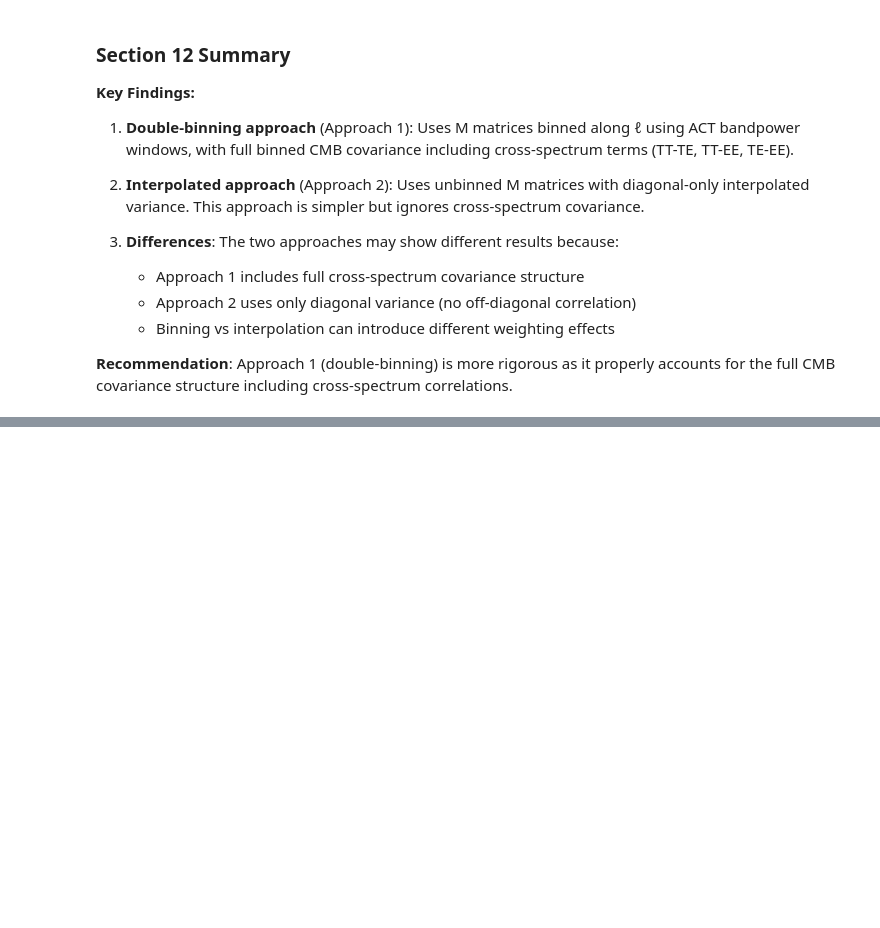
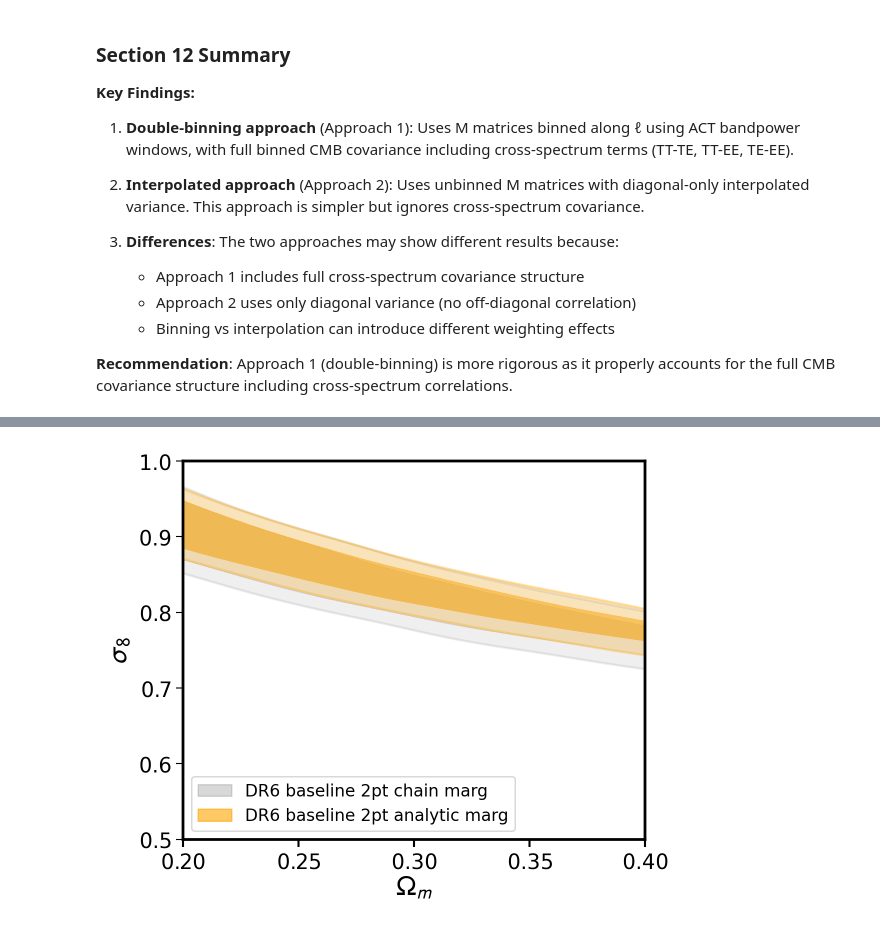
Before and after one commit to ACTCollaboration/dr6plus_lenslike, a Jupyter notebook: notebooks/new_covmat.ipynb, the cells around one changed output, grey strips where cells are left out. Cells and saved outputs as stored; diff of their text form; code cells hidden in the pictures; blank space fills up the shorter version.

```diff
--- a/notebooks/new_covmat.ipynb
+++ b/notebooks/new_covmat.ipynb
@@ -1115,0 +1449,8 @@ print("Saved: eq34_approach_comparison.png")
+# %%
+#npipe_aps_dr2
+act =loadMCSamples("/scratch/jiaqu/chains/dr6_baseline_cmb_marg", no_cache = True, settings = {'ignore_rows': 0.3})
+#pact_aps_dr2
+act_cov_analytic=loadMCSamples("/scratch/jiaqu/chains/dr6_baseline_cmb_marg_analytic_no_linear_corr", no_cache = True, settings = {'ignore_rows': 0.3})
+
+#pact_ap_dr2
+act_cov_analytic_corr=loadMCSamples("/scratch/jiaqu/chains/dr6_baseline_cmb_marg_analytic", no_cache = True, settings = {'ignore_rows': 0.3})
@@ -1115,0 +1473,42 @@ print("Saved: eq34_approach_comparison.png")
+# %%
+colormap = { 'act': (203.0/255.0, 15.0/255.0, 40.0/255.0),
+'plk': (255.0/255.0, 165.0/255.0, 0.0),
+'spt': (80.0/255.0, 153.0/255.0, 204.0/255.0),}
+# %%
+
+# Customized 2D filled comparison plot
+g = plots.get_single_plotter()
+g.settings.legend_fontsize = 20
+g.settings.axes_labelsize = 12
+
+g.fig.set_size_inches(6, 5)  # set width=12 inches and height=10 inches
+
+g.plot_2d([act,act_cov_analytic_corr], 'omegam', 'sigma8', filled=[True,True,True,True,False,False,False,True,True,True],
+colors=['grey',colormap['plk'],'grey','k','purple']
+          ,alphas=[0.3,0.6,1,1,1,1,1,1,1,1],
+    lws=[1,1,1,1,2,2,2,2,2,1.5],  # make sure length matches
+    ls=['-','-','-','-','-','-','-','-','-','-.','-','-','-','-','-'],lims=[0.2, 0.4, 0.5, 1],
+
+         )
+
+g.add_legend(["DR6 baseline 2pt chain marg","DR6 baseline 2pt analytic marg","day+dr2 BAO","day E+dr2 BAO","$\mathsf{CMB}$"],fontsize=12,legend_ncol=1,legend_loc="lower left")
+
+
+Omega_m_values = np.linspace(0.1, 0.6, 100)  # adjust the range as needed
+
+
+Omega_m_values = np.linspace(0.1, 0.6, 100)  # adjust the range as needed
+
+
+
+
+
+
+# Increase the font size of the x and y labels
+g.subplots[0, 0].set_ylabel('$\sigma_8$', fontsize=20)
+g.subplots[0, 0].set_xlabel('$\Omega_m$', fontsize=20)
+
+g.subplots[0, 0].tick_params(axis='both', which='major', labelsize=15)
+plt.savefig('sigma8_act_test.pdf', bbox_inches="tight")
+# %% [output]
+[figure, added]
```
Also changed, not shown: parts of 28 cells of this notebook, 15 other files.
